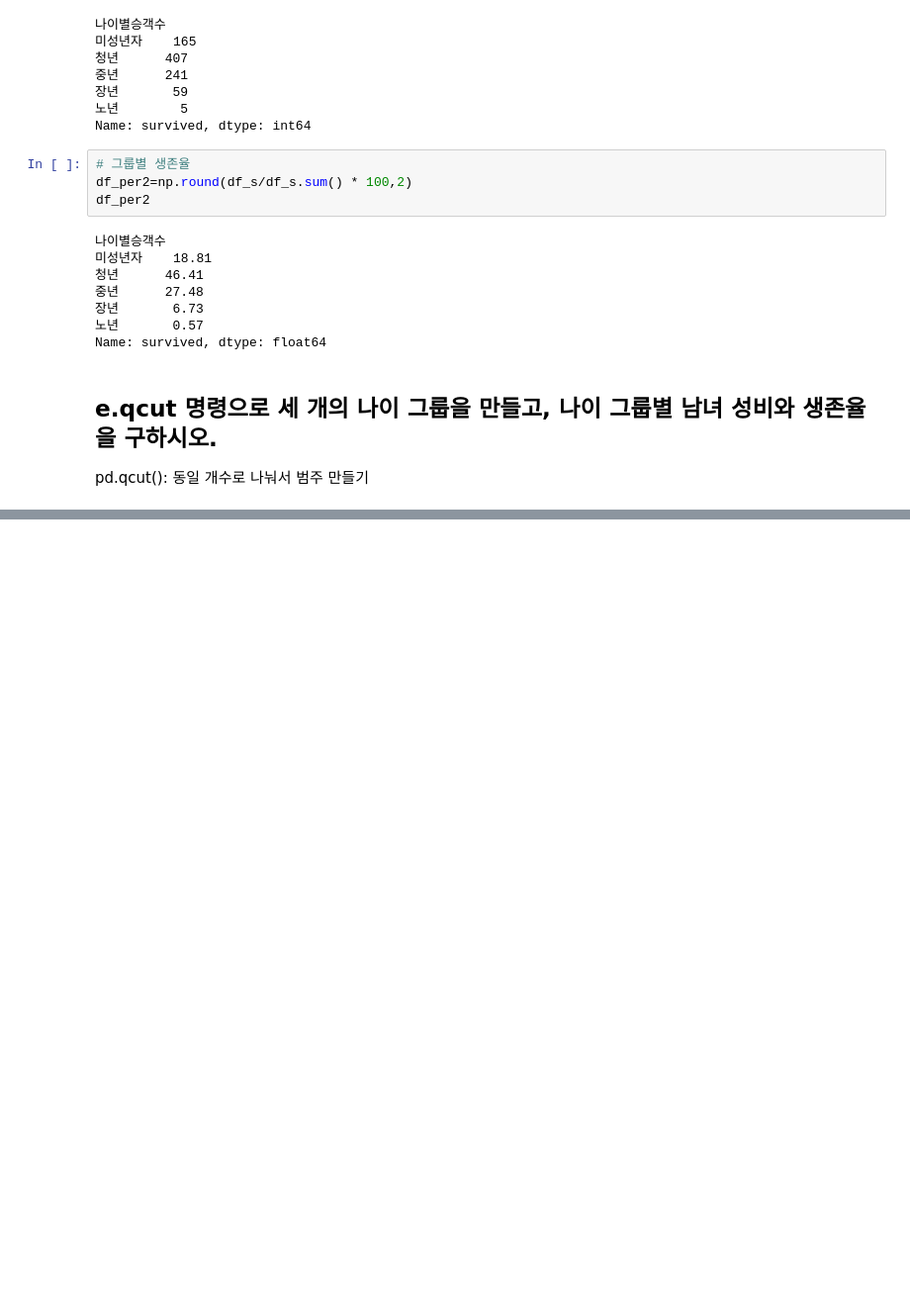
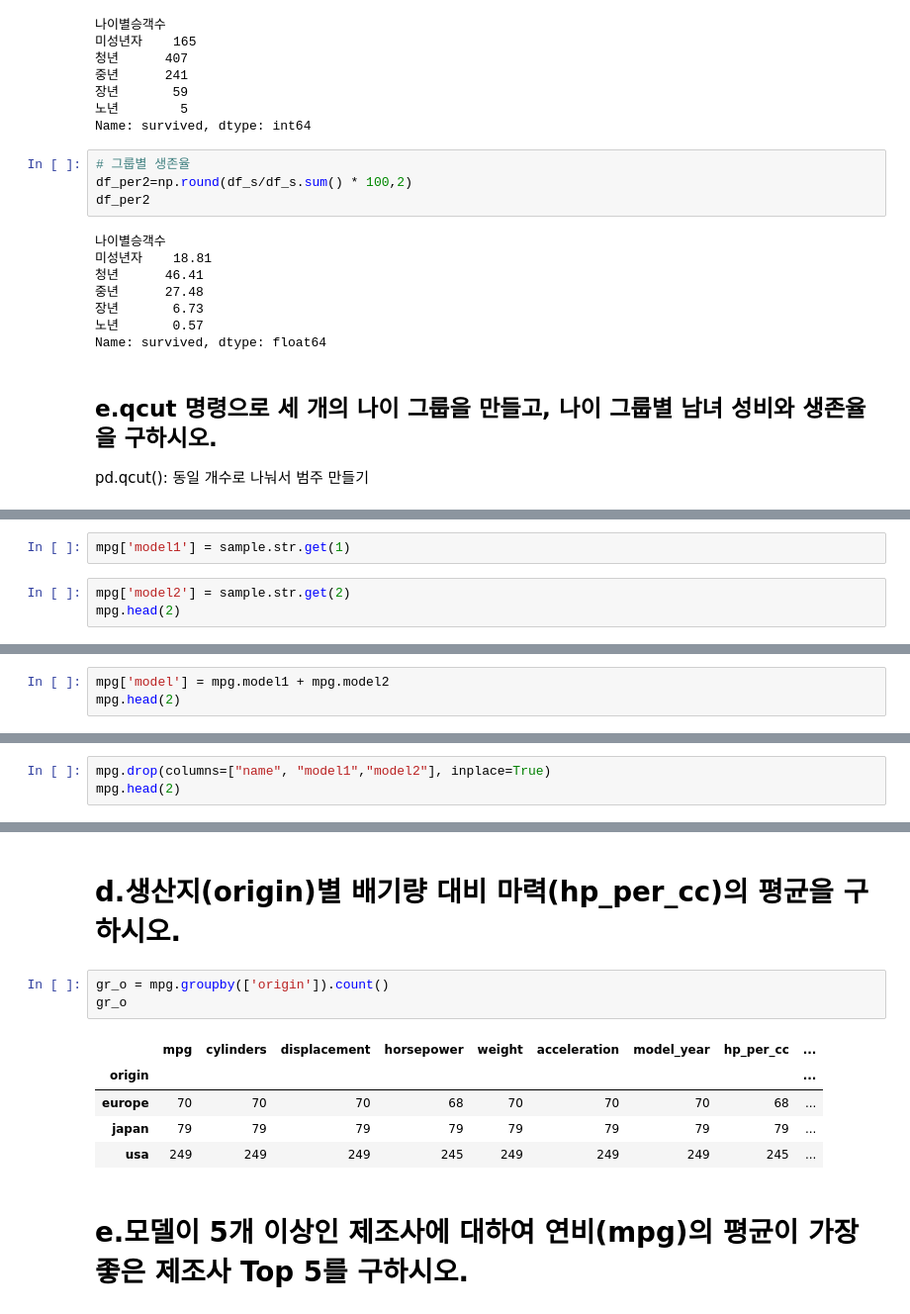
Before and after one commit to yisokim/Data-Analysis-2021, a Jupyter notebook: HW/H.W_0602.ipynb, the cells around one changed output, grey strips where cells are left out. Shown: that part at 99% size. Saved outputs shown, nothing was run; the diff lists cells and outputs as text; blank space fills up the shorter version.

```diff
--- a/HW/H.W_0602.ipynb
+++ b/HW/H.W_0602.ipynb
@@ -143,0 +204,5 @@ TypeError: qcut() got an unexpected keyword argument 'lebels'
+# %%
+mpg['model1'] = sample.str.get(1)
+# %%
+mpg['model2'] = sample.str.get(2)
+mpg.head(2)
@@ -143,0 +213,3 @@ TypeError: qcut() got an unexpected keyword argument 'lebels'
+# %%
+mpg['model'] = mpg.model1 + mpg.model2
+mpg.head(2)
@@ -143,0 +220,3 @@ TypeError: qcut() got an unexpected keyword argument 'lebels'
+# %%
+mpg.drop(columns=["name", "model1","model2"], inplace=True)
+mpg.head(2)
@@ -143,0 +239,13 @@ TypeError: qcut() got an unexpected keyword argument 'lebels'
+# %% [markdown]
+# d.생산지(origin)별 배기량 대비 마력(hp_per_cc)의 평균을 구하시오.
+# %%
+gr_o = mpg.groupby(['origin']).count()
+gr_o
+# %% [output]
+|  | mpg | cylinders | displacement | horsepower | weight | acceleration | model_year | hp_per_cc | ... |
+| origin |  |  |  |  |  |  |  |  | ... |
+| europe | 70 | 70 | 70 | 68 | 70 | 70 | 70 | 68 | ... |
+| japan | 79 | 79 | 79 | 79 | 79 | 79 | 79 | 79 | ... |
+| usa | 249 | 249 | 249 | 245 | 249 | 249 | 249 | 245 | ... |
+# %% [markdown]
+# e.모델이 5개 이상인 제조사에 대하여 연비(mpg)의 평균이 가장 좋은 제조사 Top 5를 구하시오.
```
Also changed, not shown: parts of 18 cells of this notebook, 1 other file.
